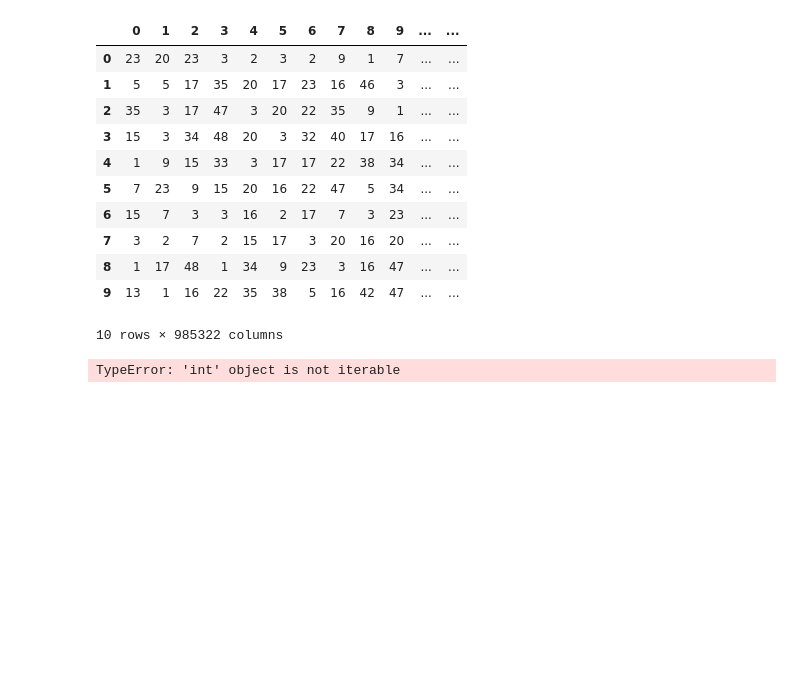
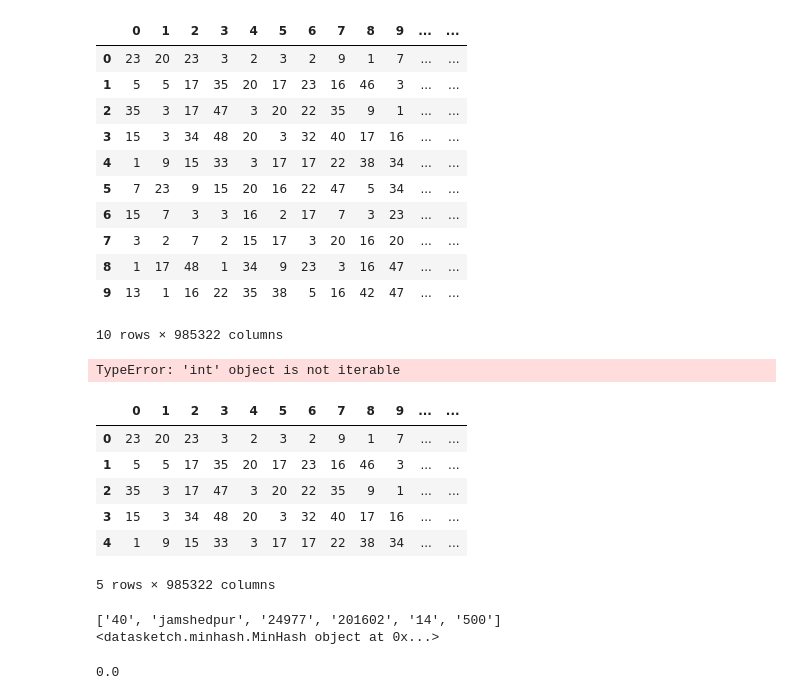
Before and after one commit to MRampo/ADM-HW4, a Jupyter notebook: Ex1.ipynb, the cells around one changed output. Saved outputs shown, nothing was run; the diff lists cells and outputs as text; code cells hidden in the pictures; blank space fills up the shorter version.

```diff
--- a/Ex1.ipynb
+++ b/Ex1.ipynb
@@ -208,4 +208,5 @@ data3['joined_data'] = data3[data3.columns[:]].apply(
 Let's clean the column "joined_data" and convert them into list
 # %%
 #Clean the data that i'm going to use
-data3["joined_data"] = data3["joined_data"].apply(lambda x: cleaning(x))
+data3["joined_data"] = data3["joined_data"].apply(lambda x: cleaning(x)
+data3.joined_data = data3.joined_data.apply(lambda x: x[:6])
@@ -308,3 +409,13 @@ def findBind(signature, b):
 myDic= findBind(signature, 2)
 # %% [output]
 TypeError: 'int' object is not iterable
+# %%
+signature.head()
+# %% [output]
+|  | 0 | 1 | 2 | 3 | 4 | 5 | 6 | 7 | 8 | 9 | ... | ... |
+| 0 | 23 | 20 | 23 | 3 | 2 | 3 | 2 | 9 | 1 | 7 | ... | ... |
+| 1 | 5 | 5 | 17 | 35 | 20 | 17 | 23 | 16 | 46 | 3 | ... | ... |
+| 2 | 35 | 3 | 17 | 47 | 3 | 20 | 22 | 35 | 9 | 1 | ... | ... |
+| 3 | 15 | 3 | 34 | 48 | 20 | 3 | 32 | 40 | 17 | 16 | ... | ... |
+| 4 | 1 | 9 | 15 | 33 | 3 | 17 | 17 | 22 | 38 | 34 | ... | ... |
+5 rows × 985322 columns
@@ -310,0 +424,14 @@ TypeError: 'int' object is not iterable
+# %%
+for text in data3.joined_data:
+        print(text)
+        m = MinHash(num_perm=4)
+        m.update("new value".encode('utf-8'))
+        print(m)
+        break
+# %% [output]
+['40', 'jamshedpur', '24977', '201602', '14', '500']
+<datasketch.minhash.MinHash object at 0x...>
+# %%
+m.count()
+# %% [output]
+0.0
```
Also changed, not shown: parts of 20 cells of this notebook.
